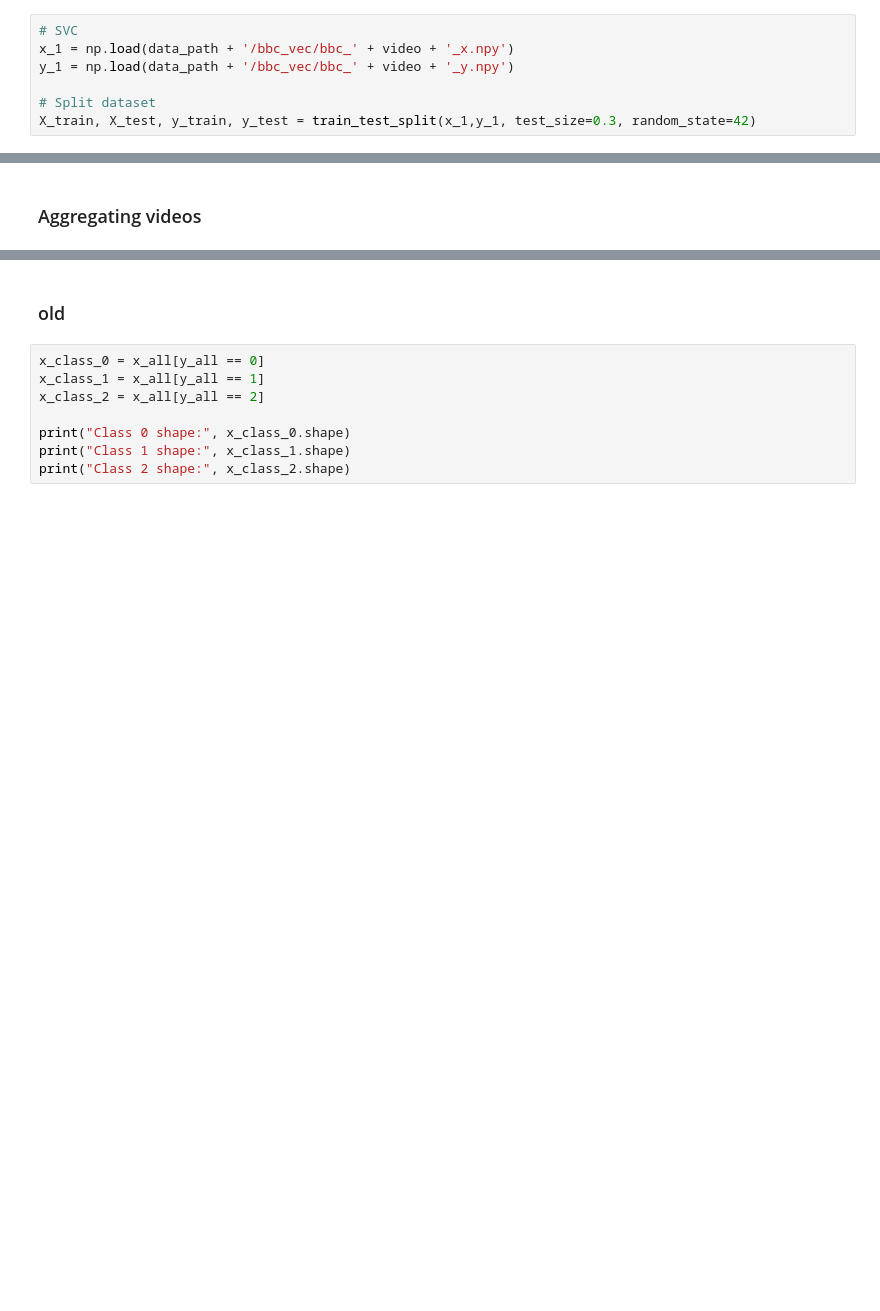
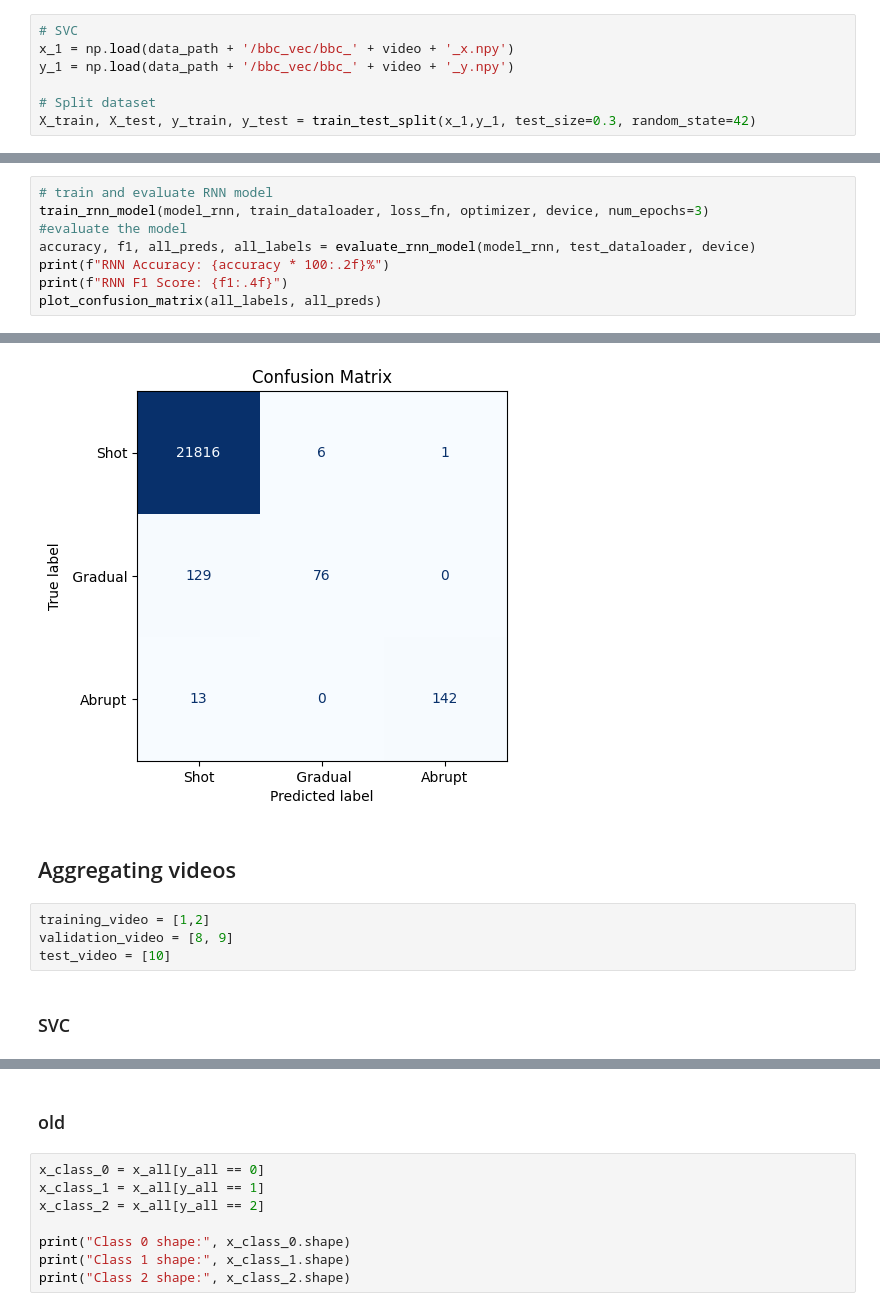
Before and after one commit to Bono046/DIP_project, a Jupyter notebook: SCD_features_classification.ipynb, the cells around one changed output, grey strips where cells are left out. Saved outputs shown, nothing was run; the diff lists cells and outputs as text; blank space fills up the shorter version.

```diff
--- a/SCD_features_classification.ipynb
+++ b/SCD_features_classification.ipynb
@@ -381,0 +553,9 @@ NameError: name 'video' is not defined
+# %%
+# train and evaluate RNN model
+train_rnn_model(model_rnn, train_dataloader, loss_fn, optimizer, device, num_epochs=3)
+#evaluate the model
+accuracy, f1, all_preds, all_labels = evaluate_rnn_model(model_rnn, test_dataloader, device)
+print(f"RNN Accuracy: {accuracy * 100:.2f}%")
+print(f"RNN F1 Score: {f1:.4f}")
+plot_confusion_matrix(all_labels, all_preds)
+# %% [output]
@@ -382,2 +567,9 @@ NameError: name 'video' is not defined
+[figure, added]
 # %% [markdown]
-### Aggregating videos
+## Aggregating videos
+# %%
+training_video = [1,2]
+validation_video = [8, 9]
+test_video = [10]
+# %% [markdown]
+### SVC
```
Also changed, not shown: parts of 47 cells of this notebook.
